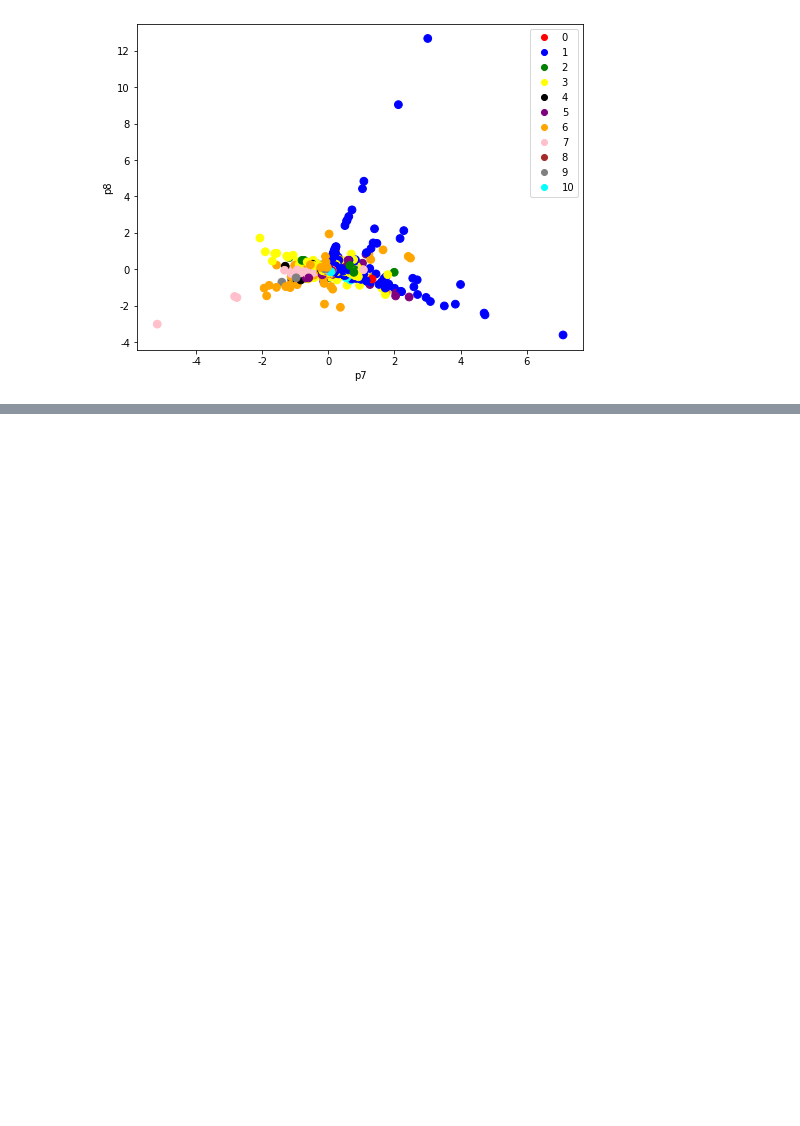
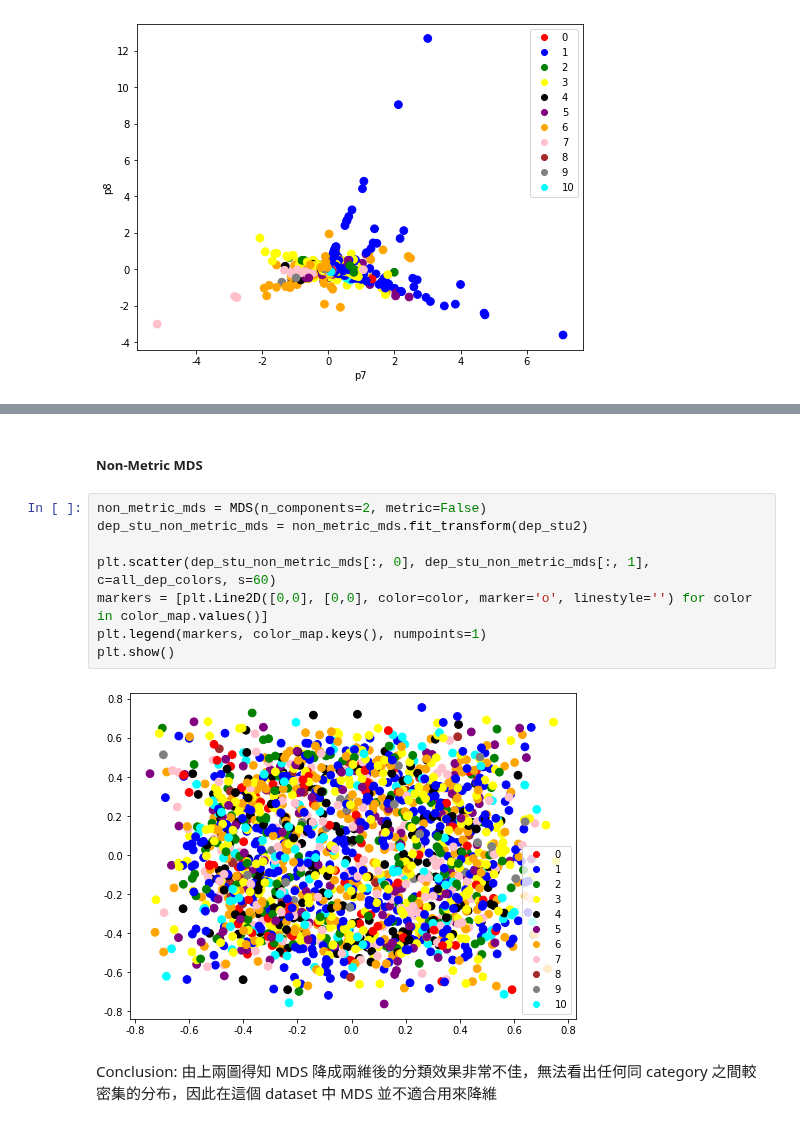
Before and after one commit to Brian-Konr/statistical-learning-IM5056, a Jupyter notebook: hw3/hw3.ipynb, the cells around one changed output, grey strips where cells are left out. Cells and saved outputs as stored; diff of their text form; blank space fills up the shorter version.

```diff
--- a/hw3/hw3.ipynb
+++ b/hw3/hw3.ipynb
@@ -982,0 +1004,14 @@ plot_pca_scatter(p7, p8, color_map, 'p7', 'p8')
+# %% [markdown]
+##### Non-Metric MDS
+# %%
+non_metric_mds = MDS(n_components=2, metric=False)
+dep_stu_non_metric_mds = non_metric_mds.fit_transform(dep_stu2)
+
+plt.scatter(dep_stu_non_metric_mds[:, 0], dep_stu_non_metric_mds[:, 1], c=all_dep_colors, s=60)
+markers = [plt.Line2D([0,0], [0,0], color=color, marker='o', linestyle='') for color in color_map.values()]
+plt.legend(markers, color_map.keys(), numpoints=1)
+plt.show()
+# %% [output]
+[figure, added]
+# %% [markdown]
+Conclusion: 由上兩圖得知 MDS 降成兩維後的分類效果非常不佳，無法看出任何同 category 之間較密集的分布，因此在這個 dataset 中 MDS 並不適合用來降維
```
Also changed, not shown: parts of 5 cells of this notebook.
